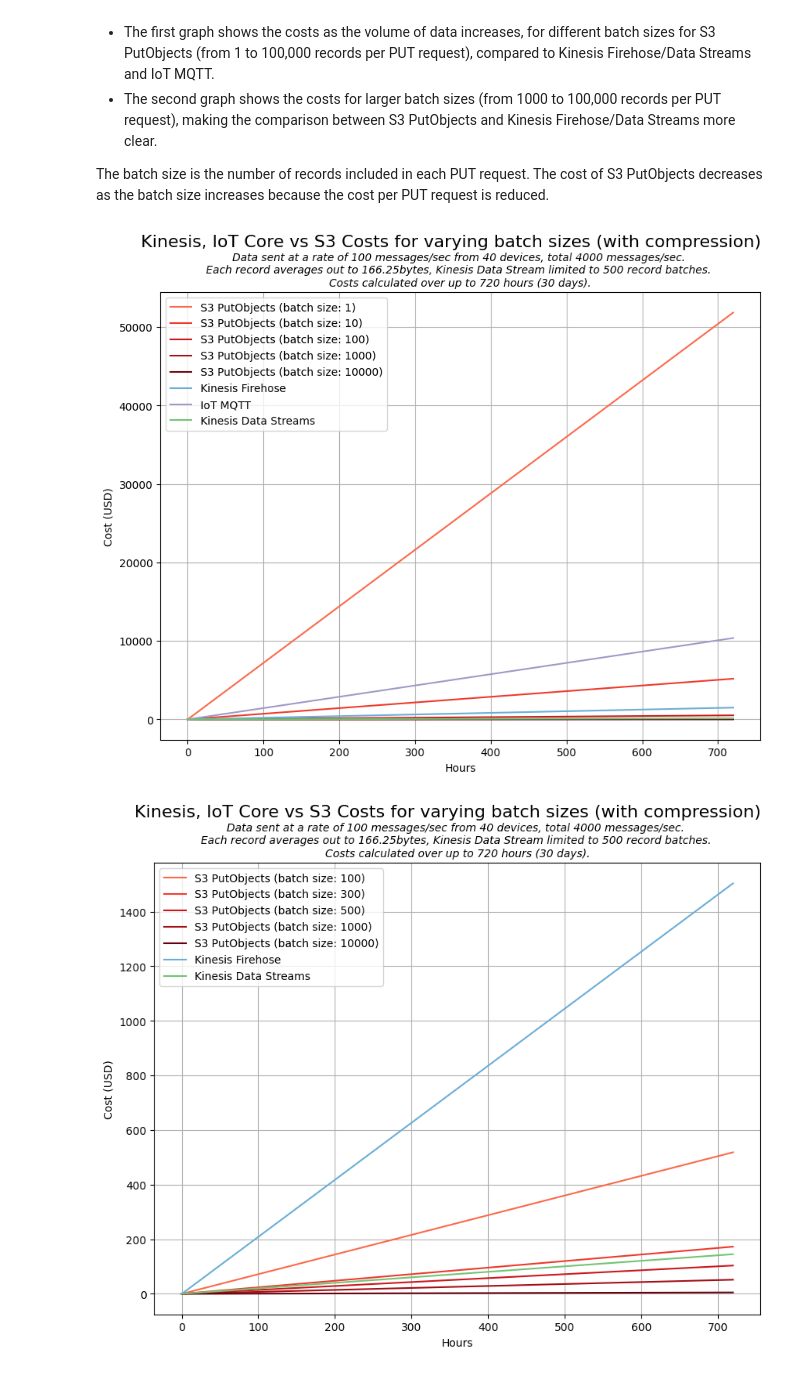
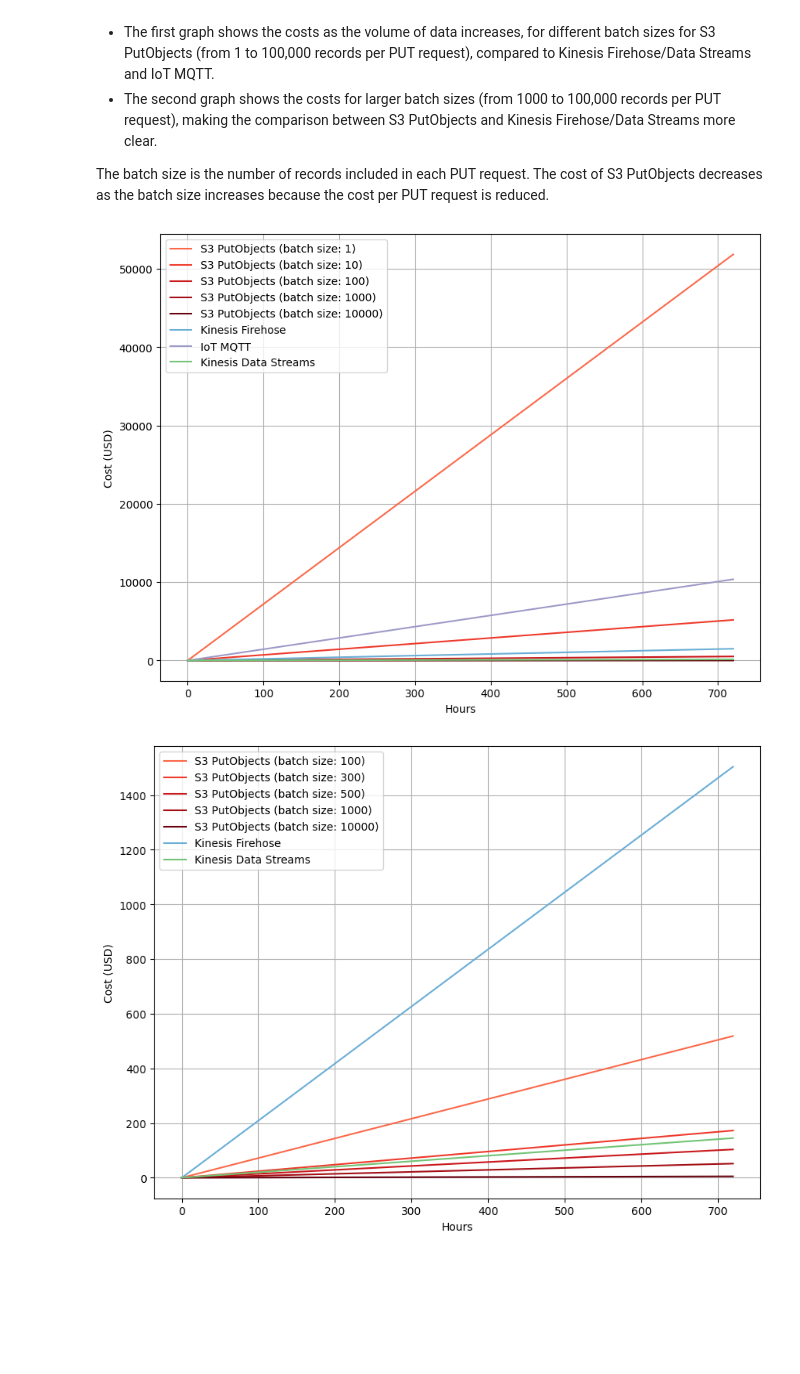
Before and after one commit to t04glovern/aws-greengrass-bricks, a Jupyter notebook: greengrass-batch-uploader/cost-analysis.ipynb, the cells around one changed output. Cells and saved outputs as stored; diff of their text form; code cells hidden in the pictures; blank space fills up the shorter version.

```diff
--- a/greengrass-batch-uploader/cost-analysis.ipynb
+++ b/greengrass-batch-uploader/cost-analysis.ipynb
@@ -88,7 +88,7 @@ def calculate_costs_kinesis_data_streams(hours):
     return kinesis_data_streams_cost
 
 
-def plot_costs_vs_hours(batch_sizes, hours, colors, plot_mqtt=True):
+def plot_costs_vs_hours(batch_sizes, hours, colors, filename, plot_mqtt=True):
 
     # Plot the costs vs data volume for each batch size
     plt.figure(figsize=(10, 7.5))
@@ -96,36 +96,37 @@ def plot_costs_vs_hours(batch_sizes, hours, colors, plot_mqtt=True):
         s3_costs = np.vectorize(lambda hours: calculate_s3_cost_with_compression(batch_size, hours))(hours)
         plt.plot(hours, s3_costs, label=f'S3 PutObjects (batch size: {batch_size})', color=colors[i])
 
     # Plot the costs vs data volume for Kinesis Firehose and Kinesis Data Streams
     firehose_cost, mqtt_cost = np.vectorize(calculate_costs_firehose_mqtt)(hours)
     plt.plot(hours, firehose_cost, label='Kinesis Firehose', color=plt.cm.Blues(0.5))
     if plot_mqtt:
         plt.plot(hours, mqtt_cost, label='IoT MQTT', color=plt.cm.Purples(0.5))
     kinesis_data_streams_cost = np.vectorize(calculate_costs_kinesis_data_streams)(hours)
     plt.plot(hours, kinesis_data_streams_cost, label='Kinesis Data Streams', color=plt.cm.Greens(0.5))
 
     plt.xlabel('Hours')
     plt.ylabel('Cost (USD)')
-    plt.suptitle('Kinesis, IoT Core vs S3 Costs for varying batch sizes (with compression)', fontsize=16)
-    plt.title('Data sent at a rate of 100 messages/sec from 40 devices, total 4000 messages/sec. \nEach record averages out to 166.25bytes, Kinesis Data Stream limited to 500 record batches. \nCosts calculated over up to 720 hours (30 days).', fontsize=10, fontstyle='italic')
+    #plt.suptitle('Kinesis, IoT Core vs S3 Costs for varying batch sizes (with compression)', fontsize=16)
+    #plt.title('Data sent at a rate of 100 messages/sec from 40 devices, total 4000 messages/sec. \nEach record averages out to 166.25bytes, Kinesis Data Stream limited to 500 record batches. \nCosts calculated over up to 720 hours (30 days).', fontsize=10, fontstyle='italic')
     plt.legend()
     plt.grid(True)
+    plt.savefig(filename, transparent=True)
     plt.show()
 
 # Define batch sizes to compare
 compare_batch_sizes = [1, 10, 100, 1000, 10000]
 
 # Define a color map for the lines
 colors = plt.cm.Reds(np.linspace(0.5, 1, len(compare_batch_sizes)))
 
 # Plot the costs for the first batch sizes
-plot_costs_vs_hours(compare_batch_sizes, DATA_CONSTANTS["hours"], colors)
+plot_costs_vs_hours(compare_batch_sizes, DATA_CONSTANTS["hours"], colors, filename="cost-comparision-01.png")
 
 # Define batch sizes to compare
 compare_batch_sizes = [100, 300, 500, 1000, 10000]
 
 # Plot the costs for the second batch sizes without MQTT
-plot_costs_vs_hours(compare_batch_sizes, DATA_CONSTANTS["hours"], colors, plot_mqtt=False)
+plot_costs_vs_hours(compare_batch_sizes, DATA_CONSTANTS["hours"], colors, plot_mqtt=False, filename="cost-comparision-02.png")
 # %% [output]
-[figure, old version]
+[figure, new version]
-[figure, old version]
+[figure, new version]
```
Also changed, not shown: 4 other files.
